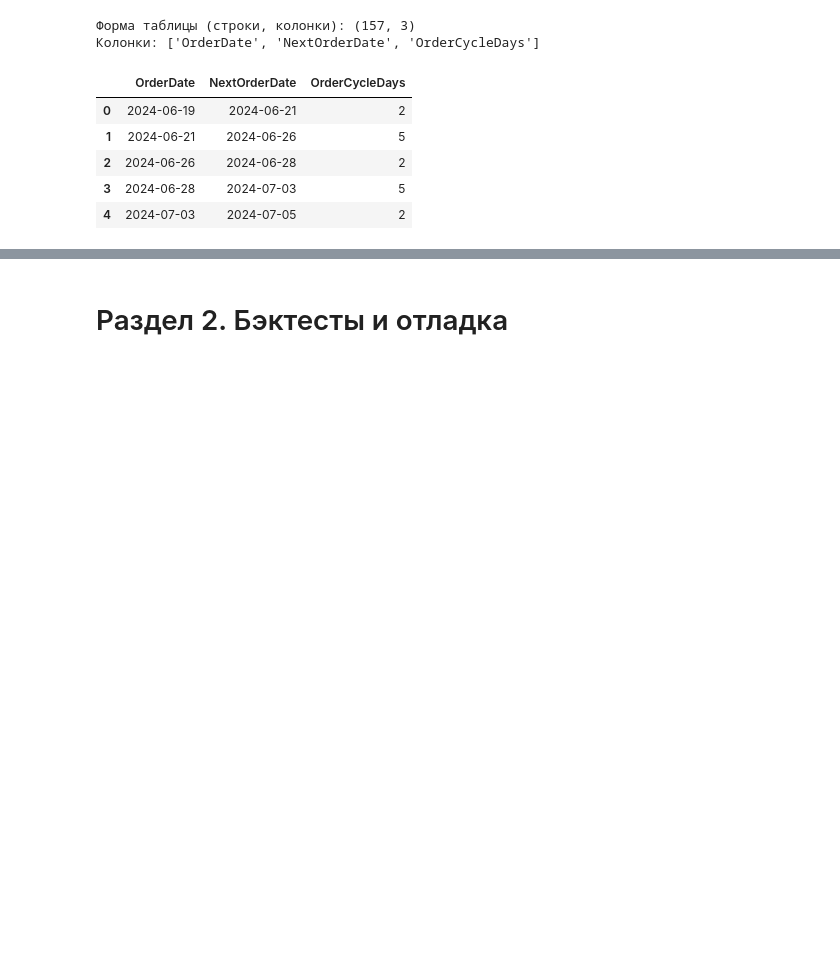
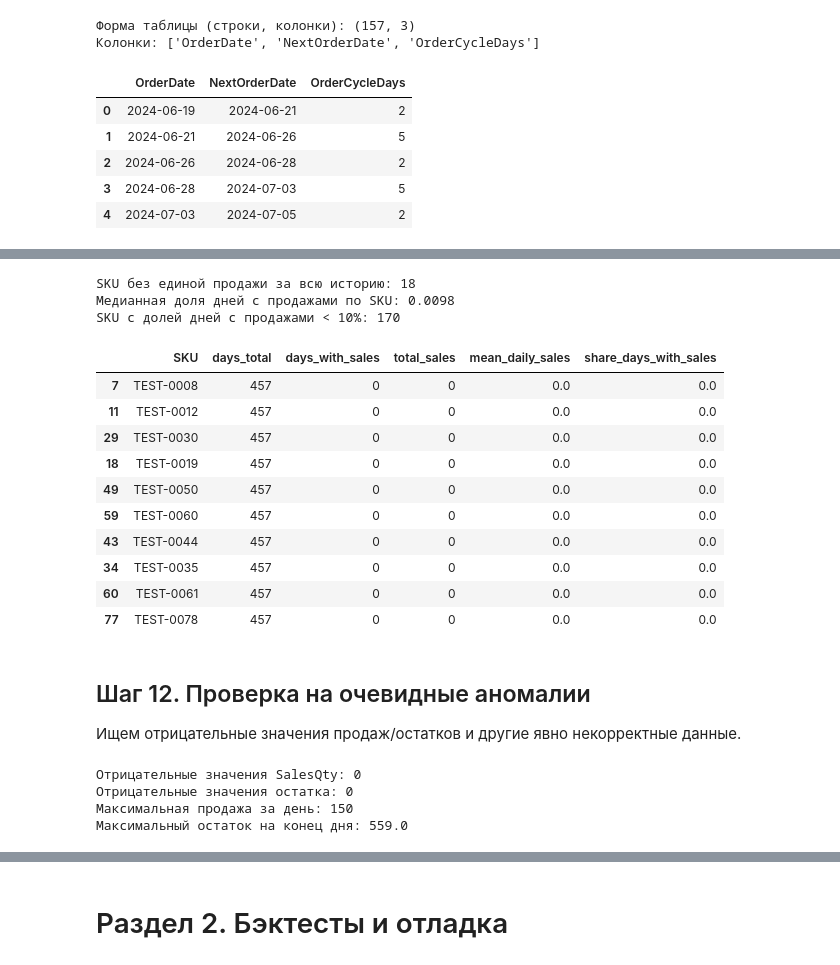
Before and after one commit to Viktor-VK/reorder-model, a Jupyter notebook: notebooks/reorder_model.ipynb, the cells around one changed output, grey strips where cells are left out. Saved outputs shown, nothing was run; the diff lists cells and outputs as text; code cells hidden in the pictures; blank space fills up the shorter version.

```diff
--- a/notebooks/reorder_model.ipynb
+++ b/notebooks/reorder_model.ipynb
@@ -191,0 +228,46 @@ order_calendar_df.head()
+# %%
+# Группируем по SKU и считаем базовые показатели активности спроса.
+sku_activity = history_df.groupby("SKU").agg(
+    days_total=("SalesQty", "size"),
+    days_with_sales=("SalesQty", lambda s: (s > 0).sum()),
+    total_sales=("SalesQty", "sum"),
+    mean_daily_sales=("SalesQty", "mean"),
+).reset_index()
+
+# Доля дней с продажами — ключевой индикатор прерывистости спроса.
+sku_activity["share_days_with_sales"] = sku_activity["days_with_sales"] / sku_activity["days_total"]
+
+print("SKU без единой продажи за всю историю:", (sku_activity["total_sales"] == 0).sum())
+print("Медианная доля дней с продажами по SKU:", round(sku_activity["share_days_with_sales"].median(), 4))
+print("SKU с долей дней с продажами < 10%:", (sku_activity["share_days_with_sales"] < 0.10).sum())
+
+sku_activity.sort_values("total_sales").head(10)
+# %% [output]
+SKU без единой продажи за всю историю: 18
+Медианная доля дней с продажами по SKU: 0.0098
+SKU с долей дней с продажами < 10%: 170
+|  | SKU | days_total | days_with_sales | total_sales | mean_daily_sales | share_days_with_sales |
+| 7 | TEST-0008 | 457 | 0 | 0 | 0.0 | 0.0 |
+| 11 | TEST-0012 | 457 | 0 | 0 | 0.0 | 0.0 |
+| 29 | TEST-0030 | 457 | 0 | 0 | 0.0 | 0.0 |
+| 18 | TEST-0019 | 457 | 0 | 0 | 0.0 | 0.0 |
+| 49 | TEST-0050 | 457 | 0 | 0 | 0.0 | 0.0 |
+| 59 | TEST-0060 | 457 | 0 | 0 | 0.0 | 0.0 |
+| 43 | TEST-0044 | 457 | 0 | 0 | 0.0 | 0.0 |
+| 34 | TEST-0035 | 457 | 0 | 0 | 0.0 | 0.0 |
+| 60 | TEST-0061 | 457 | 0 | 0 | 0.0 | 0.0 |
+| 77 | TEST-0078 | 457 | 0 | 0 | 0.0 | 0.0 |
+# %% [markdown]
+## Шаг 12. Проверка на очевидные аномалии
+
+Ищем отрицательные значения продаж/остатков и другие явно некорректные данные.
+# %%
+print("Отрицательные значения SalesQty:", (history_df["SalesQty"] < 0).sum())
+print("Отрицательные значения остатка:", (history_df["Остаток на конец дня"] < 0).sum())
+print("Максимальная продажа за день:", history_df["SalesQty"].max())
+print("Максимальный остаток на конец дня:", history_df["Остаток на конец дня"].max())
+# %% [output]
+Отрицательные значения SalesQty: 0
+Отрицательные значения остатка: 0
+Максимальная продажа за день: 150
+Максимальный остаток на конец дня: 559.0
```
Also changed, not shown: parts of 6 cells of this notebook.
